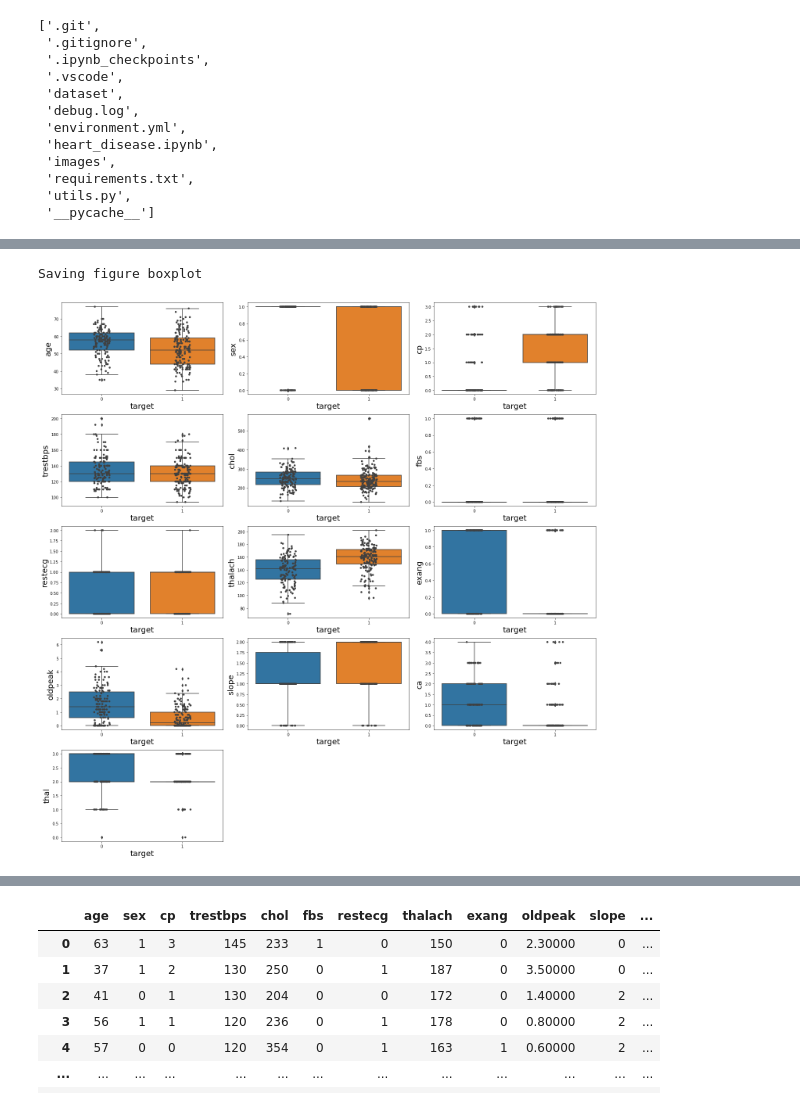
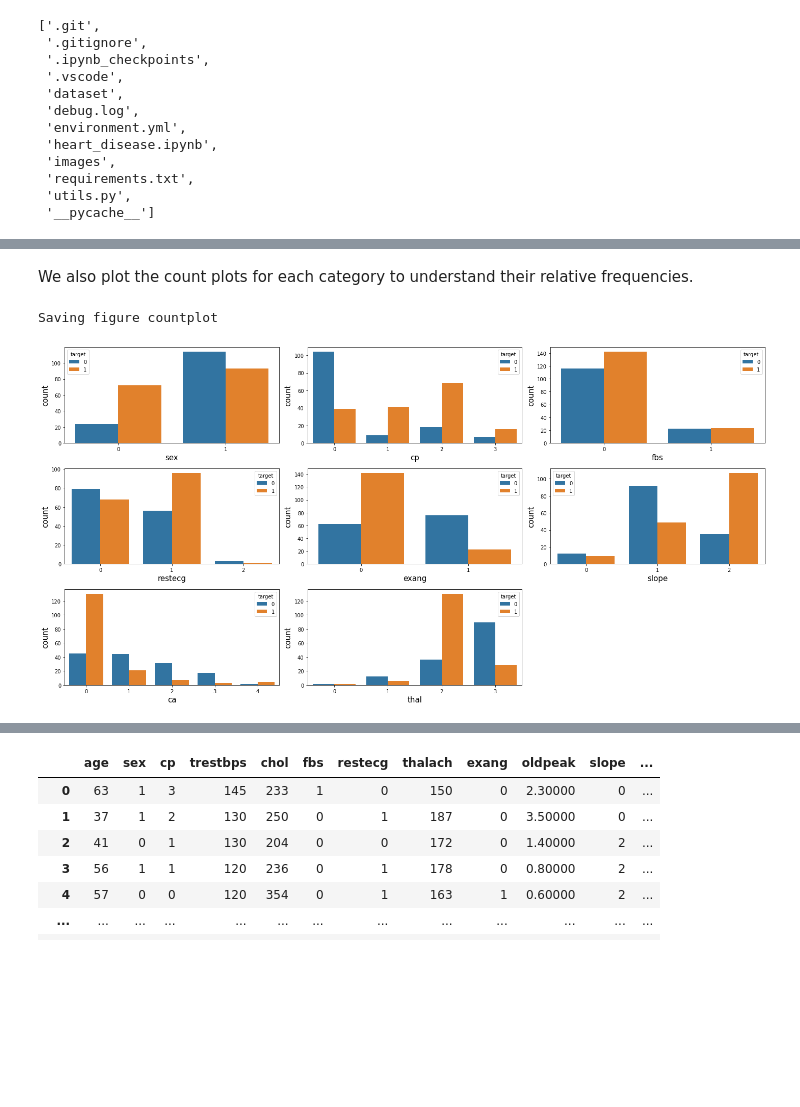
Before and after one commit to s-bose/heart_disease_classification, a Jupyter notebook: heart_disease.ipynb, the cells around one changed output, grey strips where cells are left out. Cells and saved outputs as stored; diff of their text form; code cells hidden in the pictures; blank space fills up the shorter version.

```diff
--- a/heart_disease.ipynb
+++ b/heart_disease.ipynb
@@ -106,0 +131,16 @@ n_cols
+# %%
+# strip plot for seeing the relative distribution of data points around each category for the categorical features
+
+fig, ax = plt.subplots(nrows=3, ncols=3, figsize=(15, 10))
+
+for i in range(ax.shape[0]):
+    for j in range(ax.shape[1]):
+        idx = i*ax.shape[1] + j
+        if not (idx > len(cat_cols)-1):
+            col = cat_cols[idx]
+            ax[i][j].xaxis.get_label().set_fontsize(15)
+            ax[i][j].yaxis.get_label().set_fontsize(15)
+            sns.stripplot(x='target', y=col, data=heart_df, ax=ax[i][j],alpha=0.25)
+fig.delaxes(ax[2][2])
+
+utils.save_fig("stripplot_cat")
@@ -107,18 +150,21 @@ n_cols
+# %% [markdown]
+We also plot the count plots for each category to understand their relative frequencies.
 # %%
-fig, ax = plt.subplots(nrows=5, ncols=3, figsize=(20, 20))
+# countplot
+
+fig, ax = plt.subplots(nrows=3, ncols=3, figsize=(20, 10))
 
 for i in range(ax.shape[0]):
     for j in range(ax.shape[1]):
         idx = i*ax.shape[1] + j
-        if not (idx > 12):
-            col = heart_df.columns[idx]
-            ax[i][j].xaxis.get_label().set_fontsize(20)
-            ax[i][j].yaxis.get_label().set_fontsize(20)
-            sns.boxplot(x='target', y=col, data=heart_df, ax=ax[i][j])
-            sns.stripplot(x='target', y=col, data=heart_df, ax=ax[i][j], color='.25')
-fig.delaxes(ax[4][1])
-fig.delaxes(ax[4][2])
-utils.save_fig('boxplot')
+        if not (idx > len(cat_cols)-1):
+            col = cat_cols[idx]
+            ax[i][j].xaxis.get_label().set_fontsize(15)
+            ax[i][j].yaxis.get_label().set_fontsize(15)
+            sns.countplot(hue='target', x=col, data=heart_df, ax=ax[i][j])
+fig.delaxes(ax[2][2])
+
+utils.save_fig('countplot')
 # %% [output]
-Saving figure boxplot
+Saving figure countplot
-[figure, old version]
+[figure, new version]
```
Also changed, not shown: parts of 59 cells of this notebook, 13 other files.
